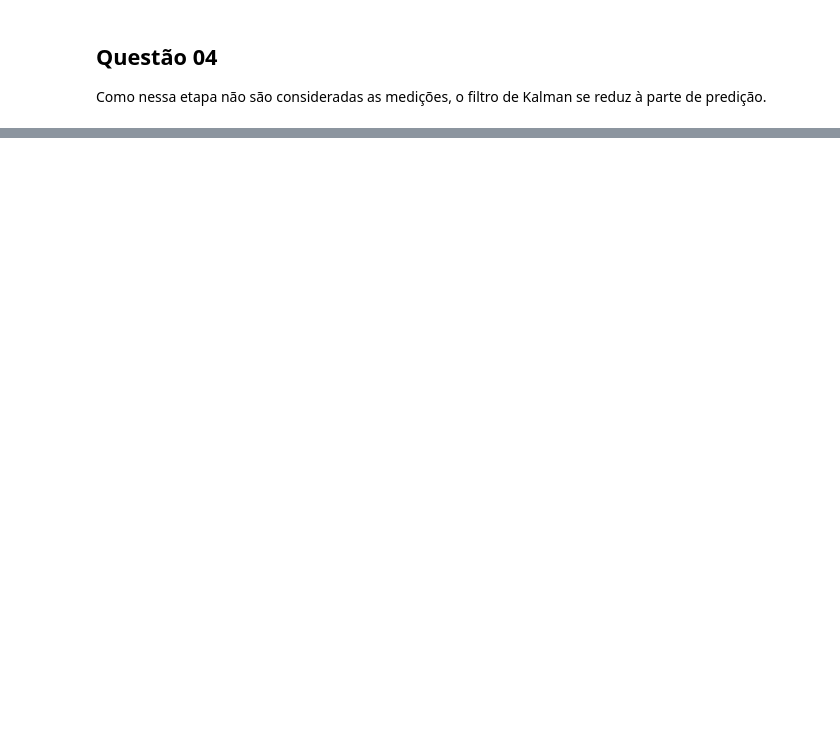
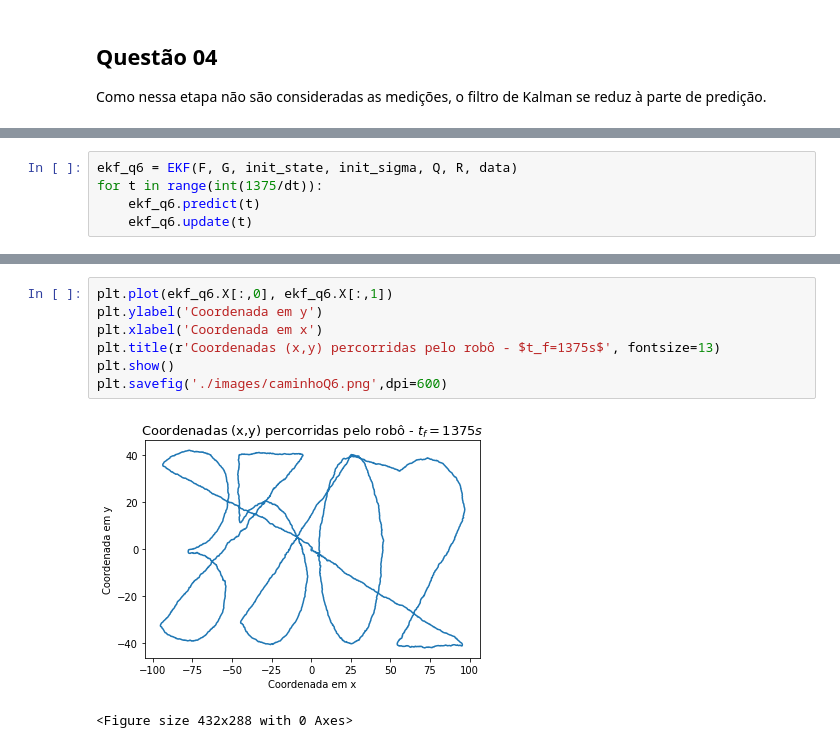
Before and after one commit to LucasHattoriCosta/PMR3502, a Jupyter notebook: ep1.ipynb, the cells around one changed output, grey strips where cells are left out. Cells and saved outputs as stored; diff of their text form; blank space fills up the shorter version.

```diff
--- a/ep1.ipynb
+++ b/ep1.ipynb
@@ -157,0 +181,5 @@ array([[ 3.07422492, -1.15359092,  3.75268398,  0.        ,  0.        ],
+# %%
+ekf_q6 = EKF(F, G, init_state, init_sigma, Q, R, data)
+for t in range(int(1375/dt)):
+    ekf_q6.predict(t)
+    ekf_q6.update(t)
@@ -157,0 +195,10 @@ array([[ 3.07422492, -1.15359092,  3.75268398,  0.        ,  0.        ],
+# %%
+plt.plot(ekf_q6.X[:,0], ekf_q6.X[:,1])
+plt.ylabel('Coordenada em y')
+plt.xlabel('Coordenada em x')
+plt.title(r'Coordenadas (x,y) percorridas pelo robô - $t_f=1375s$', fontsize=13)
+plt.show()
+plt.savefig('./images/caminhoQ6.png',dpi=600)
+# %% [output]
+[figure, added]
+<Figure size 432x288 with 0 Axes>
```
Also changed, not shown: parts of 9 cells of this notebook, 4 other files.
